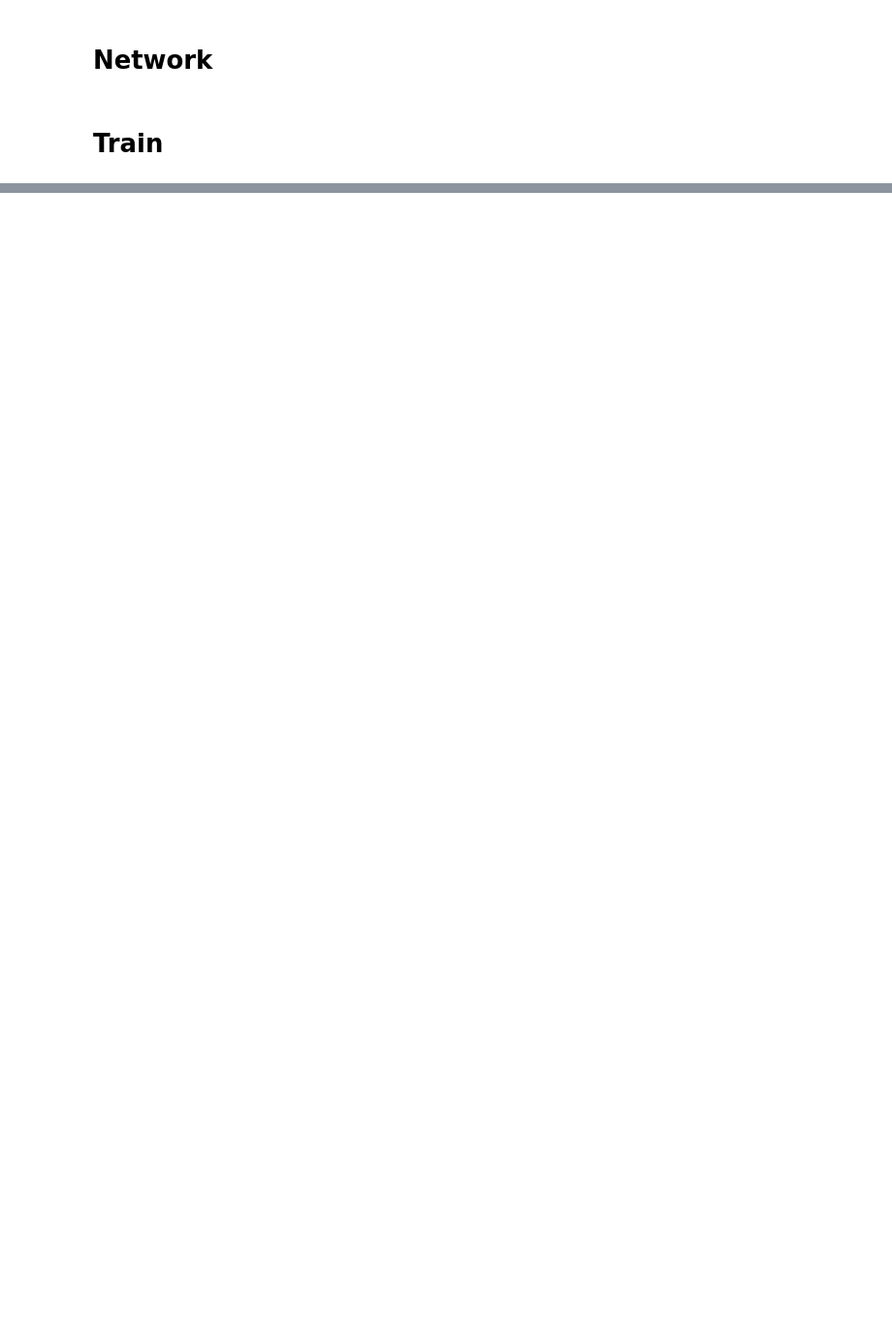
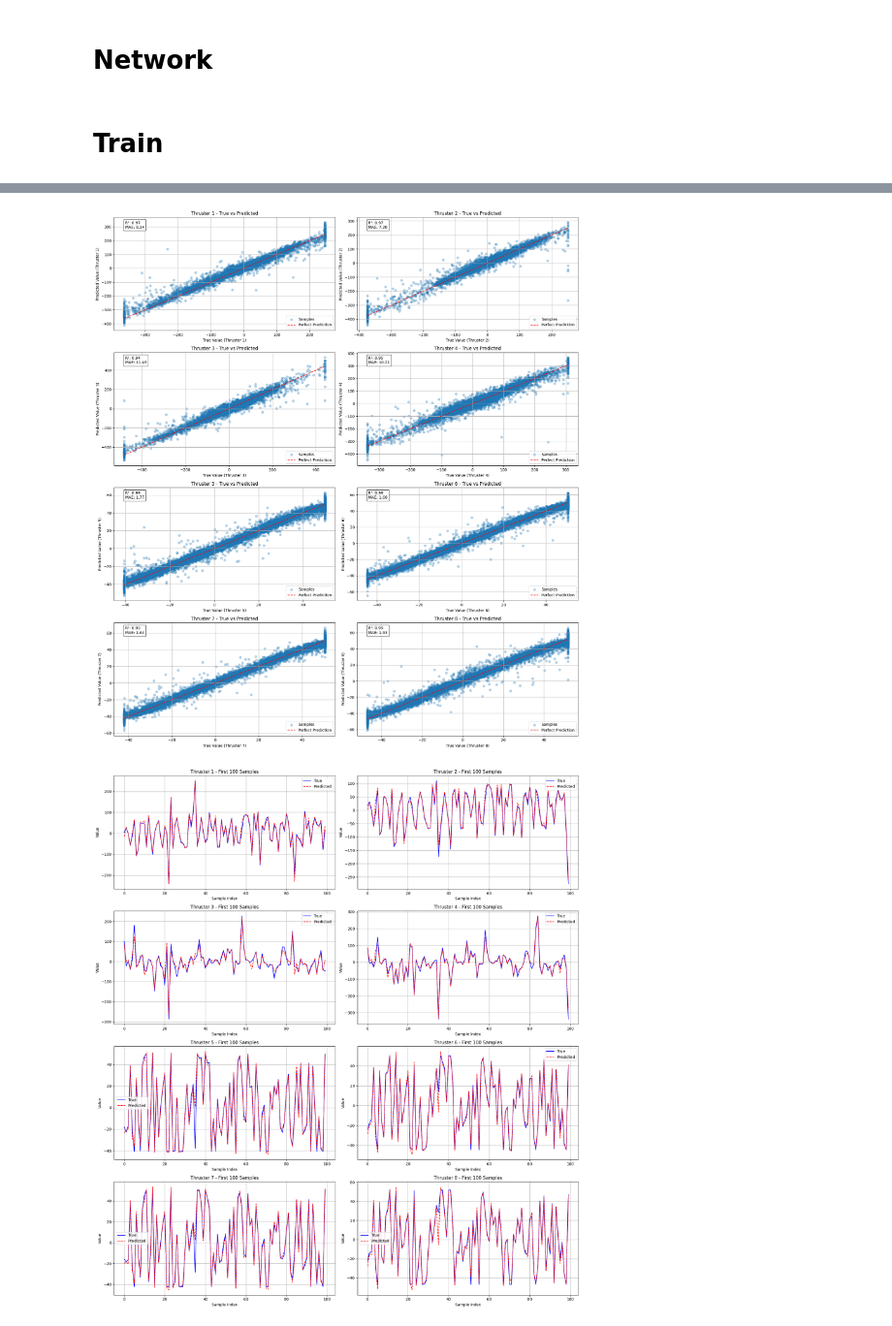
Before and after one commit to elymsyr/auv_control_model, a Jupyter notebook: train.ipynb, the cells around one changed output, grey strips where cells are left out. Shown at 97% size. Saved outputs shown, nothing was run; the diff lists cells and outputs as text; code cells hidden in the pictures; blank space fills up the shorter version.

Commit message:
Update new successful train

```diff
--- a/train.ipynb
+++ b/train.ipynb
@@ -140,40 +152,3 @@ x_scales = np.hstack((X_SCALE_FACTORS, x_ref_scale))
 Y_SCALE_FACTORS = [80.0, 80.0, 80.0, 80.0,  # Main thrusters
                    30.0, 30.0, 30.0, 30.0]   # Tunnel thrusters
 normalizer = FeatureNormalizer(x_scales, np.array(Y_SCALE_FACTORS, dtype=np.float32))
-# %%
-with h5py.File('data/merged_rows.h5', 'r') as hf:
-    # Load datasets
-    x_current = hf['x_current'][:]  # Shape: (num_samples, 12)
-    x_ref = hf['x_ref'][:]          # Shape: (num_samples, 12*(N+1))
-    u_opt = hf['u_opt'][:]          # Shape: (num_samples, 8)
-
-    # Reshape x_ref into 3D array: (samples, horizon+1, state_dim)
-    x_path = x_ref.reshape(x_ref.shape[0], 12, 41).transpose(0, 2, 1)
-
-    for i, row in enumerate(x_current):
-        pos_array = np.array([row[0], row[1], row[2], 0, 0, 0, 0, 0, 0, 0, 0, 0], dtype=np.float32)
-        x_path[i] -= pos_array
-
-    x_current = x_current[:, 3:]
-
-    X = np.hstack((x_current, x_ref)).astype(np.float32)
-    y = u_opt.astype(np.float32)
-
-# Split dataset into train (60%), val (20%), test (20%)
-X_train_val, X_test, y_train_val, y_test = train_test_split(
-    X, y, test_size=0.2, shuffle=True, random_state=42)
-X_train, X_val, y_train, y_val = train_test_split(
-    X_train_val, y_train_val, test_size=0.25, shuffle=True, random_state=42)  # 0.25 * 0.8 = 0.2
-
-# Apply normalization
-X_train_norm = normalizer.normalize_x(X_train)
-X_val_norm = normalizer.normalize_x(X_val)
-X_test_norm = normalizer.normalize_x(X_test)
-y_train_norm = normalizer.normalize_y(y_train)
-y_val_norm = normalizer.normalize_y(y_val)
-y_test_norm = normalizer.normalize_y(y_test)
-
-# Create Tensor datasets
-train_dataset = TensorDataset(torch.FloatTensor(X_train_norm), torch.FloatTensor(y_train_norm))
-val_dataset = TensorDataset(torch.FloatTensor(X_val_norm), torch.FloatTensor(y_val_norm))
-test_dataset = TensorDataset(torch.FloatTensor(X_test_norm), torch.FloatTensor(y_test_norm))
@@ -357,7 +422,7 @@ def evaluate_test_set():
 # Train
 # %%
 if __name__ == '__main__':
-    train()
+    train(config, train_dataset, val_dataset)
 
     # Evaluate on test set
     metrics, thruster_metrics, preds, targets = evaluate_test_set()
@@ -375,3 +440,4 @@ if __name__ == '__main__':
         print(f"RMSE: {tm['RMSE']:.4f}  R²: {tm['R2']:.4f}")
 
     visualize_results(targets, preds)
+# %% [output]
@@ -377,0 +461,2 @@ if __name__ == '__main__':
+[figure, added]
+[figure, added]
```
Also changed, not shown: parts of 5 cells of this notebook, 5 other files.
